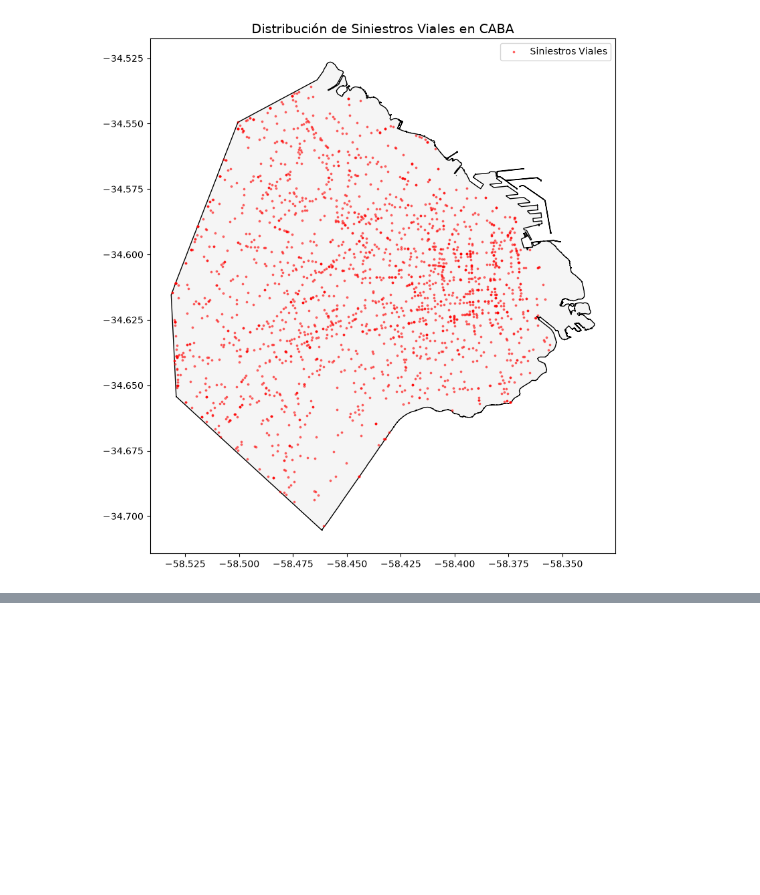
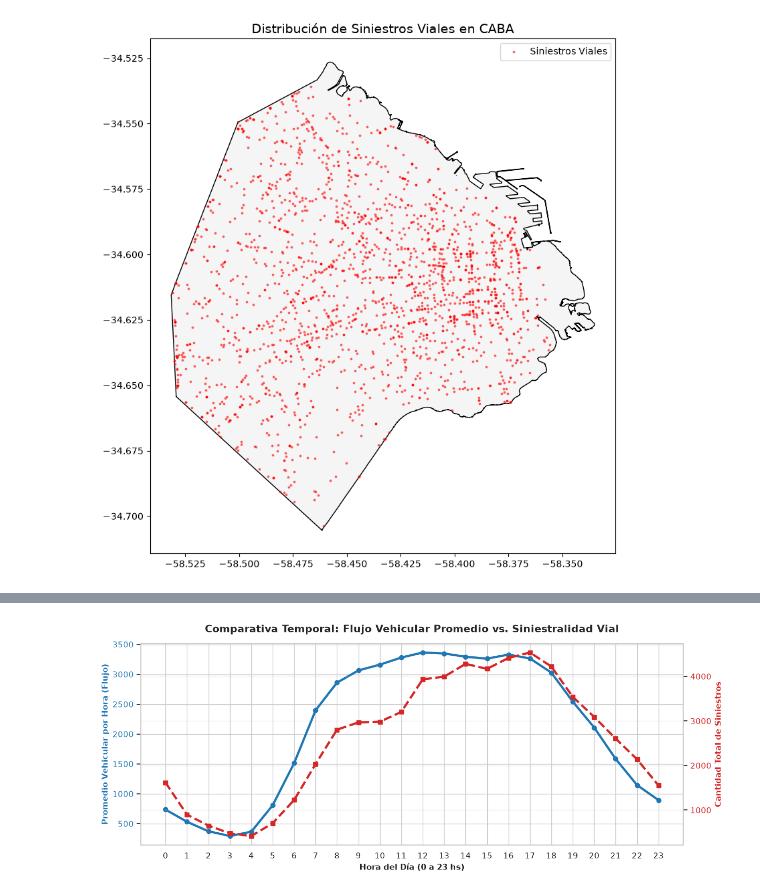
Before and after one commit to AndresFrancica/PuntosCriticosTransito, a Jupyter notebook: 01_eda_inicial.ipynb, the cells around one changed output, grey strips where cells are left out. Cells and saved outputs as stored; diff of their text form; code cells hidden in the pictures; blank space fills up the shorter version.

```diff
--- a/01_eda_inicial.ipynb
+++ b/01_eda_inicial.ipynb
@@ -90,0 +207,15 @@ plt.show()
+# %%
+import pandas as pd
+
+# Volvemos a cargar flujo_vehicular asegurando el separador correcto
+flujo_df = pd.read_csv('datos/flujo_vehicular.csv', sep=',')
+
+# Si las columnas siguen viniendo juntas por comillas, las limpiamos:
+if len(flujo_df.columns) == 1:
+    flujo_df = pd.read_csv('datos/flujo_vehicular.csv', sep=',', quotechar='"')
+
+print("--- NUEVAS COLUMNAS DE FLUJO ---")
+print(flujo_df.columns.tolist())
+
+# Ver las primeras filas para validar tipos de datos y coordenadas
+flujo_df.head()
@@ -90,0 +274,34 @@ plt.show()
+# %%
+import matplotlib.pyplot as plt
+import seaborn as sns
+
+# 1. Agrupar Flujo por Hora del día (promedio de vehículos por hora)
+flujo_caba['hora_num'] = flujo_caba['fecha_hora'].dt.hour
+flujo_por_hora = flujo_caba.groupby('hora_num')['CANTIDAD'].mean()
+
+# 2. Agrupar Siniestros por Hora del día (extraer hora de la columna fecha_dt o hora_siniestro)
+siniestros_caba['hora_num'] = pd.to_numeric(siniestros_caba['hora_siniestro'].str.split(':').str[0], errors='coerce')
+siniestros_por_hora = siniestros_caba['hora_num'].value_counts().sort_index()
+
+# 3. Graficar con doble eje Y
+fig, ax1 = plt.subplots(figsize=(12, 5))
+
+color = 'tab:blue'
+ax1.set_xlabel('Hora del Día (0 a 23 hs)', fontsize=11, fontweight='bold')
+ax1.set_ylabel('Promedio Vehicular por Hora (Flujo)', color=color, fontsize=11, fontweight='bold')
+ax1.plot(flujo_por_hora.index, flujo_por_hora.values, color=color, linewidth=3, marker='o', label='Flujo Vehicular')
+ax1.tick_params(axis='y', labelcolor=color)
+ax1.set_xticks(range(0, 24))
+
+ax2 = ax1.twinx()  # Segundo eje para siniestros
+color = 'tab:red'
+ax2.set_ylabel('Cantidad Total de Siniestros', color=color, fontsize=11, fontweight='bold')
+ax2.plot(siniestros_por_hora.index, siniestros_por_hora.values, color=color, linewidth=3, linestyle='--', marker='s', label='Siniestros Viales')
+ax2.tick_params(axis='y', labelcolor=color)
+
+plt.title('Comparativa Temporal: Flujo Vehicular Promedio vs. Siniestralidad Vial', fontsize=14, fontweight='bold', pad=15)
+plt.grid(True, alpha=0.3)
+fig.tight_layout()
+plt.show()
+# %% [output]
+[figure, added]
```
Also changed, not shown: parts of 16 cells of this notebook, 2 other files.
